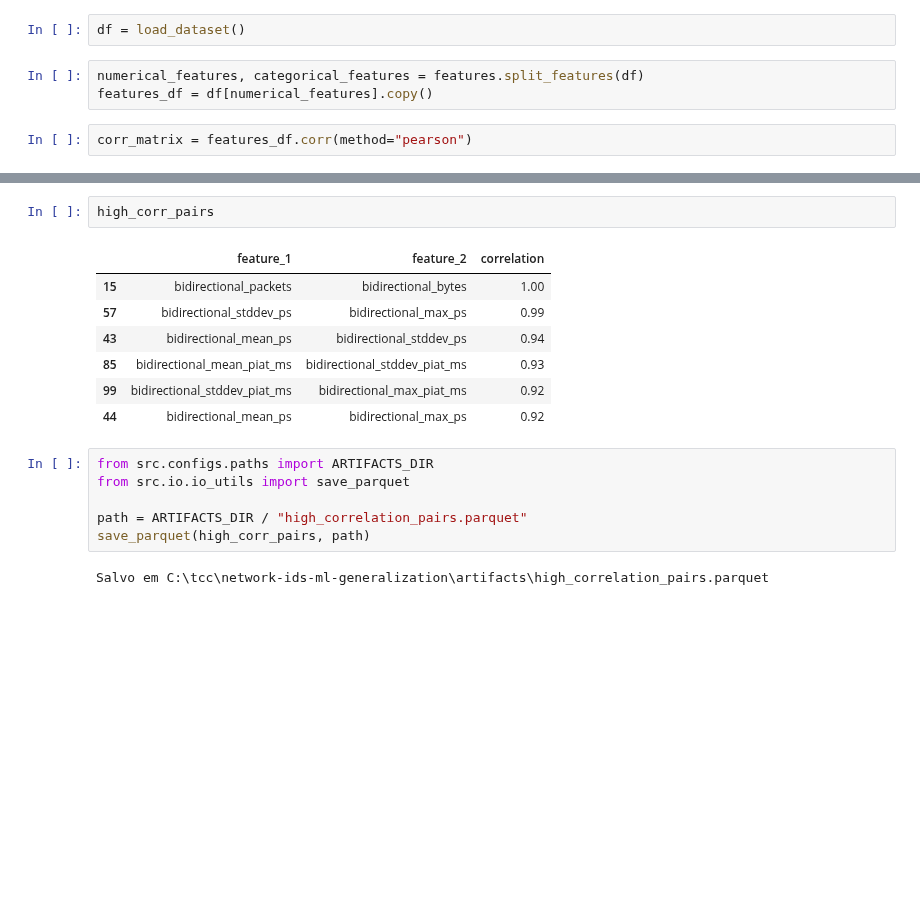
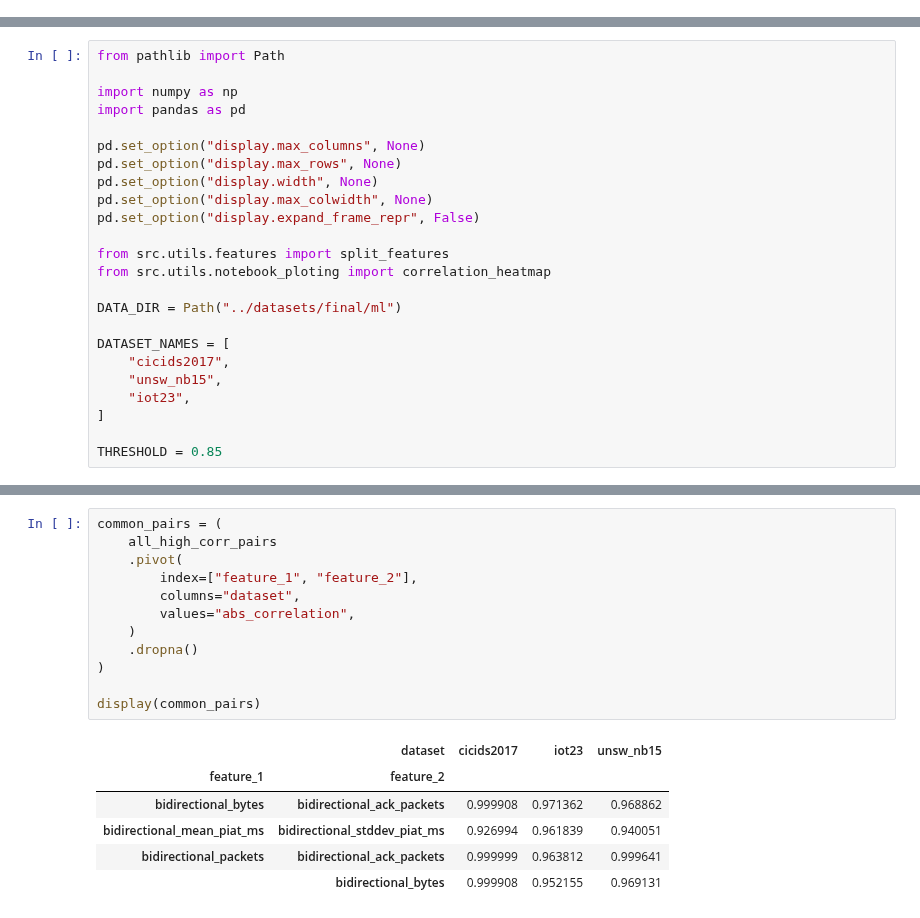
Before and after one commit to valdemir08/network-ids-ml-generalization, a Jupyter notebook: notebooks/05_feature_correlation_heatmap.ipynb, the cells around one changed output, grey strips where cells are left out. Cells and saved outputs as stored; diff of their text form; blank space fills up the shorter version.

```diff
--- a/notebooks/05_feature_correlation_heatmap.ipynb
+++ b/notebooks/05_feature_correlation_heatmap.ipynb
@@ -6,7 +0,0 @@ setup_pandas()
-# %%
-df = load_dataset()
-# %%
-numerical_features, categorical_features = features.split_features(df)
-features_df = df[numerical_features].copy()
-# %%
-corr_matrix = features_df.corr(method="pearson")
@@ -15 +1,25 @@ nb_plot.correlation_heatmap(corr_matrix, is_abs = True)
+# %%
+from pathlib import Path
+
+import numpy as np
+import pandas as pd
+
+pd.set_option("display.max_columns", None)
+pd.set_option("display.max_rows", None)
+pd.set_option("display.width", None)
+pd.set_option("display.max_colwidth", None)
+pd.set_option("display.expand_frame_repr", False)
+
+from src.utils.features import split_features
+from src.utils.notebook_ploting import correlation_heatmap
+
+DATA_DIR = Path("../datasets/final/ml")
+
+DATASET_NAMES = [
+    "cicids2017",
+    "unsw_nb15",
+    "iot23",
+]
+
+THRESHOLD = 0.85
 # %%
@@ -55,18 +130,19 @@ high_corr_pairs = corr_pairs[
-# %%
-high_corr_pairs
-# %% [output]
-|  | feature_1 | feature_2 | correlation |
-| 15 | bidirectional_packets | bidirectional_bytes | 1.00 |
-| 57 | bidirectional_stddev_ps | bidirectional_max_ps | 0.99 |
-| 43 | bidirectional_mean_ps | bidirectional_stddev_ps | 0.94 |
-| 85 | bidirectional_mean_piat_ms | bidirectional_stddev_piat_ms | 0.93 |
-| 99 | bidirectional_stddev_piat_ms | bidirectional_max_piat_ms | 0.92 |
-| 44 | bidirectional_mean_ps | bidirectional_max_ps | 0.92 |
-# %%
-from src.configs.paths import ARTIFACTS_DIR
-from src.io.io_utils import save_parquet
-
-path = ARTIFACTS_DIR / "high_correlation_pairs.parquet"
-save_parquet(high_corr_pairs, path)
-# %% [output]
-Salvo em C:\tcc\network-ids-ml-generalization\artifacts\high_correlation_pairs.parquet
+# %%
+common_pairs = (
+    all_high_corr_pairs
+    .pivot(
+        index=["feature_1", "feature_2"],
+        columns="dataset",
+        values="abs_correlation",
+    )
+    .dropna()
+)
+
+display(common_pairs)
+# %% [output]
+|  | dataset | cicids2017 | iot23 | unsw_nb15 |
+| feature_1 | feature_2 |  |  |  |
+| bidirectional_bytes | bidirectional_ack_packets | 0.999908 | 0.971362 | 0.968862 |
+| bidirectional_mean_piat_ms | bidirectional_stddev_piat_ms | 0.926994 | 0.961839 | 0.940051 |
+| bidirectional_packets | bidirectional_ack_packets | 0.999999 | 0.963812 | 0.999641 |
+|  | bidirectional_bytes | 0.999908 | 0.952155 | 0.969131 |
```
Also changed, not shown: parts of 3 cells of this notebook, 9 other files.
